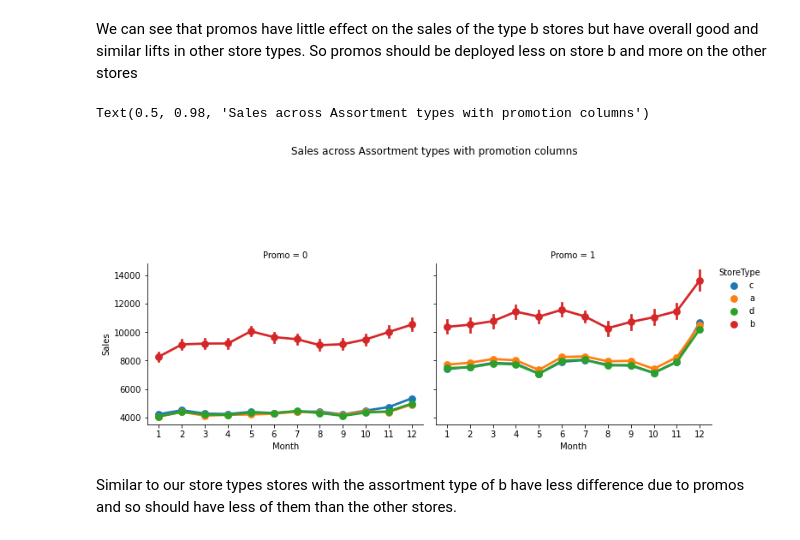
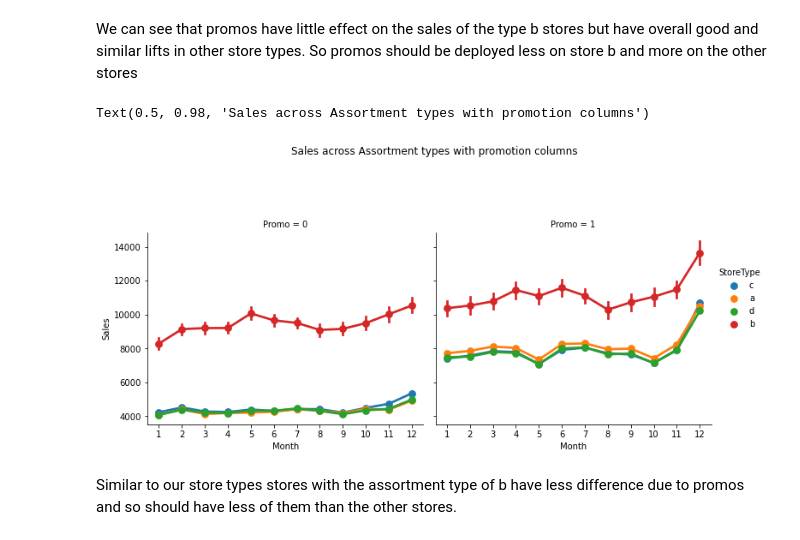
Before and after one commit to SameC137/Rosmann_Sales, a Jupyter notebook: notebooks/DataExploration.ipynb, the cells around one changed output. Cells and saved outputs as stored; diff of their text form; code cells hidden in the pictures.

```diff
--- a/notebooks/DataExploration.ipynb
+++ b/notebooks/DataExploration.ipynb
@@ -405,14 +405,14 @@ We can see that promos have little effect on the sales of the type b stores but
 # %%
 aso=sns.factorplot(data = train_store, x ="Month", y = "Sales",
                col = 'Promo',
                hue="StoreType")
 
 
-aso.fig.subplots_adjust(top=0.6)
+aso.fig.subplots_adjust(top=0.7)
 aso.fig.suptitle("Sales across Assortment types with promotion columns")
 # %% [output]
 Text(0.5, 0.98, 'Sales across Assortment types with promotion columns')
-[figure, old version]
+[figure, new version]
 # %% [markdown]
 Similar to our store types stores with the assortment type of b have less difference due to promos and so should have less of them than  the other stores.
 # %%
```
Also changed, not shown: parts of 6 cells of this notebook.
